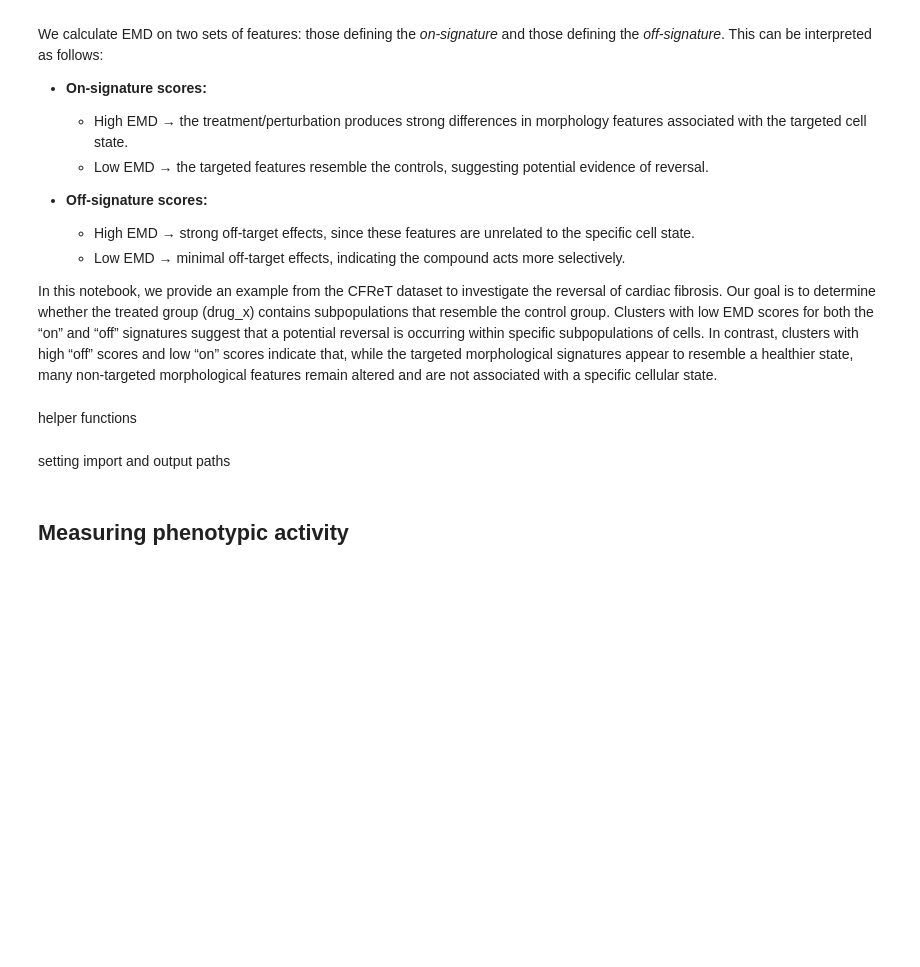
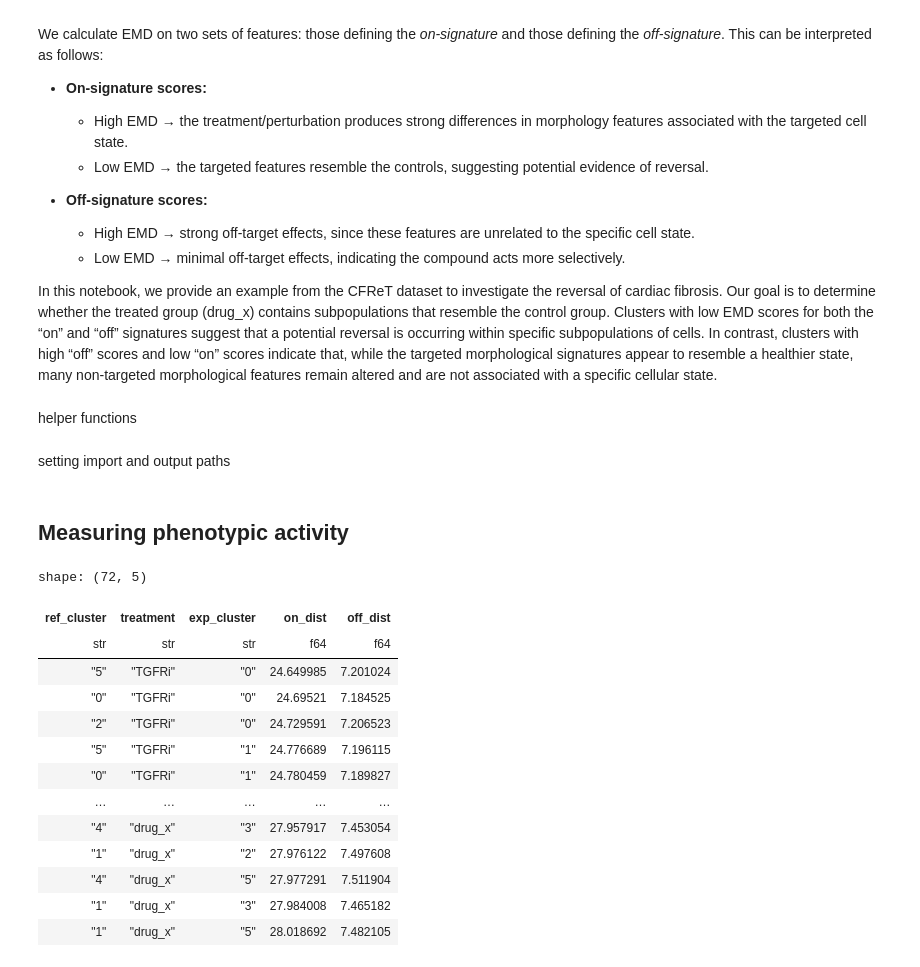
Before and after one commit to axiomcura/buscar, a Jupyter notebook: notebooks/1.compound-prioritization/4.measure-phenotypic-activity.ipynb, the cells around one changed output. Cells and saved outputs as stored; diff of their text form; code cells hidden in the pictures; blank space fills up the shorter version.

```diff
--- a/notebooks/1.compound-prioritization/4.measure-phenotypic-activity.ipynb
+++ b/notebooks/1.compound-prioritization/4.measure-phenotypic-activity.ipynb
@@ -96,20 +94,19 @@ mitocheck_cluster_labels = io_utils.load_configs(mitocheck_cluster_labels_path)
 cfret_cluster_labels = io_utils.load_configs(cfret_cluster_labels_path)
 # %%
 # adding cluster labels to the profiles
-mitocheck_negcon_profiles = mitocheck_negcon_profiles.with_columns(
-    pl.lit(0).alias("Metadata_cluster")
-)
-mitocheck_trt_profiles = mitocheck_trt_profiles.with_columns(
-    pl.Series("Metadata_cluster", mitocheck_cluster_labels["cluster_labels"])
-)
+# mitocheck_negcon_profiles = mitocheck_negcon_profiles.with_columns(
+#     pl.lit(0).alias("Metadata_cluster")
+# )
+# mitocheck_trt_profiles = mitocheck_trt_profiles.with_columns(
+#     pl.Series("Metadata_cluster", mitocheck_cluster_labels["cluster_labels"])
+# )
 
 
-negcon_cfret_profiles = negcon_cfret_profiles.with_columns(
-    pl.lit(0).alias("Metadata_cluster")
+cfret_profiles = cfret_profiles.with_columns(
+    pl.Series("Metadata_cluster", cfret_cluster_labels["cfret_cluster_results"])
 )
-treated_cfret_profiles = treated_cfret_profiles.with_columns(
-    pl.Series("Metadata_cluster", cfret_cluster_labels["cluster_labels"])
-)
+negcon_cfret_profiles = cfret_profiles.filter(pl.col("Metadata_treatment") == "DMSO")
+treated_cfret_profiles = cfret_profiles.filter(pl.col("Metadata_treatment") != "DMSO")
 # %% [markdown]
 ## Measuring phenotypic activity
 # %%
@@ -124,6 +121,29 @@ cfret_phenotypic_activity = measure_phenotypic_activity(
 )
 # %%
 # save phenotypic activity scores
-cfret_phenotypic_activity.write_csv(
-    metric_out_dir / "cfret_phenotypic_activity_scores.csv"
-)
+cfret_phenotypic_activity.sort(
+    ["on_dist", "off_dist"], descending=[False, False]
+).write_csv(metric_out_dir / "cfret_phenotypic_activity_scores.csv")
+# %%
+# sort based on on_dist and low_dist ascending order
+cfret_phenotypic_activity = cfret_phenotypic_activity.sort(
+    ["on_dist", "off_dist"], descending=[False, False]
+)
+# --- IGNORE ---
+# %%
+cfret_phenotypic_activity
+# %% [output]
+shape: (72, 5)
+| ref_cluster | treatment | exp_cluster | on_dist | off_dist |
+| str | str | str | f64 | f64 |
+| "5" | "TGFRi" | "0" | 24.649985 | 7.201024 |
+| "0" | "TGFRi" | "0" | 24.69521 | 7.184525 |
+| "2" | "TGFRi" | "0" | 24.729591 | 7.206523 |
+| "5" | "TGFRi" | "1" | 24.776689 | 7.196115 |
+| "0" | "TGFRi" | "1" | 24.780459 | 7.189827 |
+| … | … | … | … | … |
+| "4" | "drug_x" | "3" | 27.957917 | 7.453054 |
+| "1" | "drug_x" | "2" | 27.976122 | 7.497608 |
+| "4" | "drug_x" | "5" | 27.977291 | 7.511904 |
+| "1" | "drug_x" | "3" | 27.984008 | 7.465182 |
+| "1" | "drug_x" | "5" | 28.018692 | 7.482105 |
```
Also changed, not shown: parts of 2 cells of this notebook, 3 other files.
